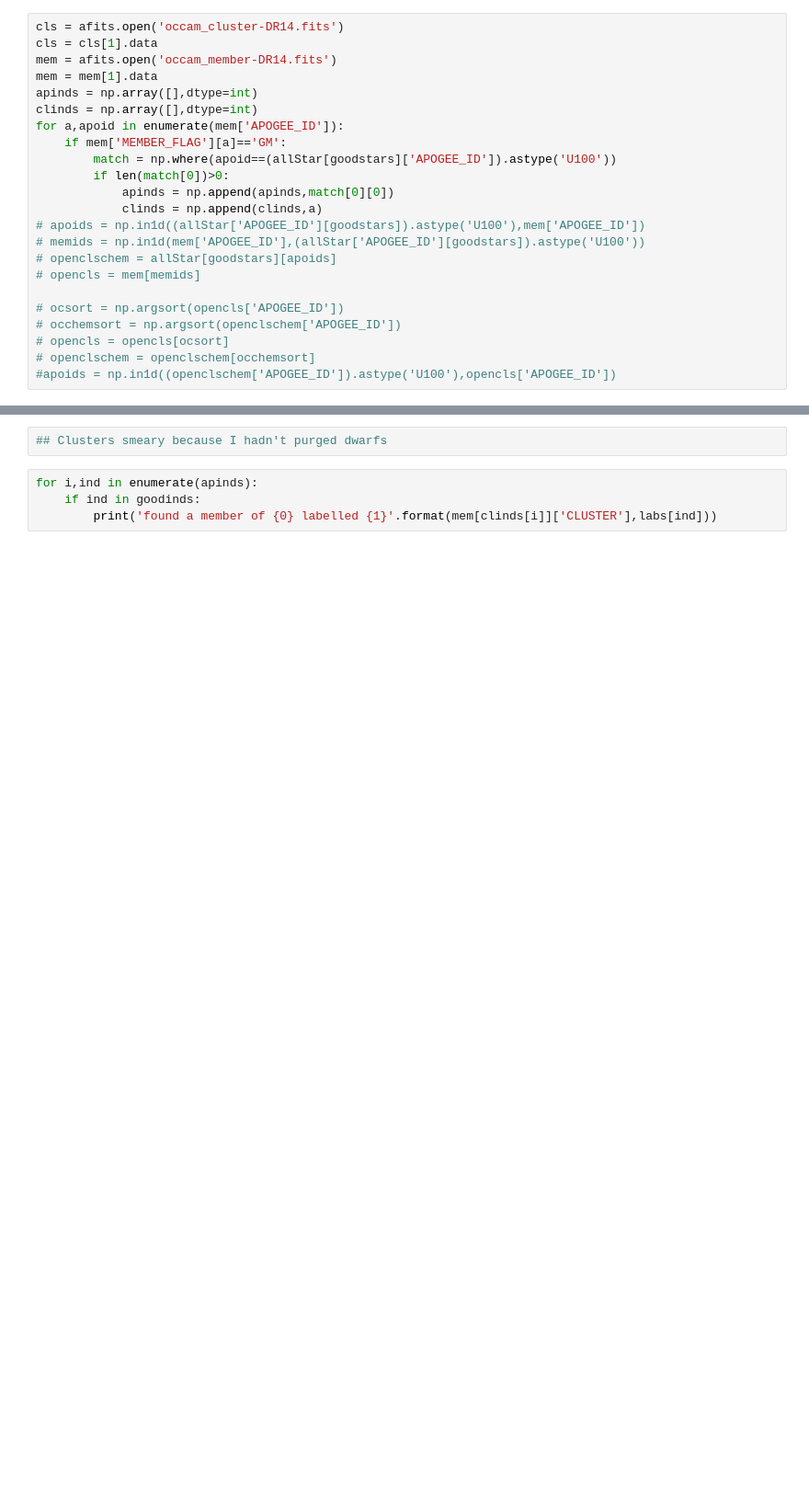
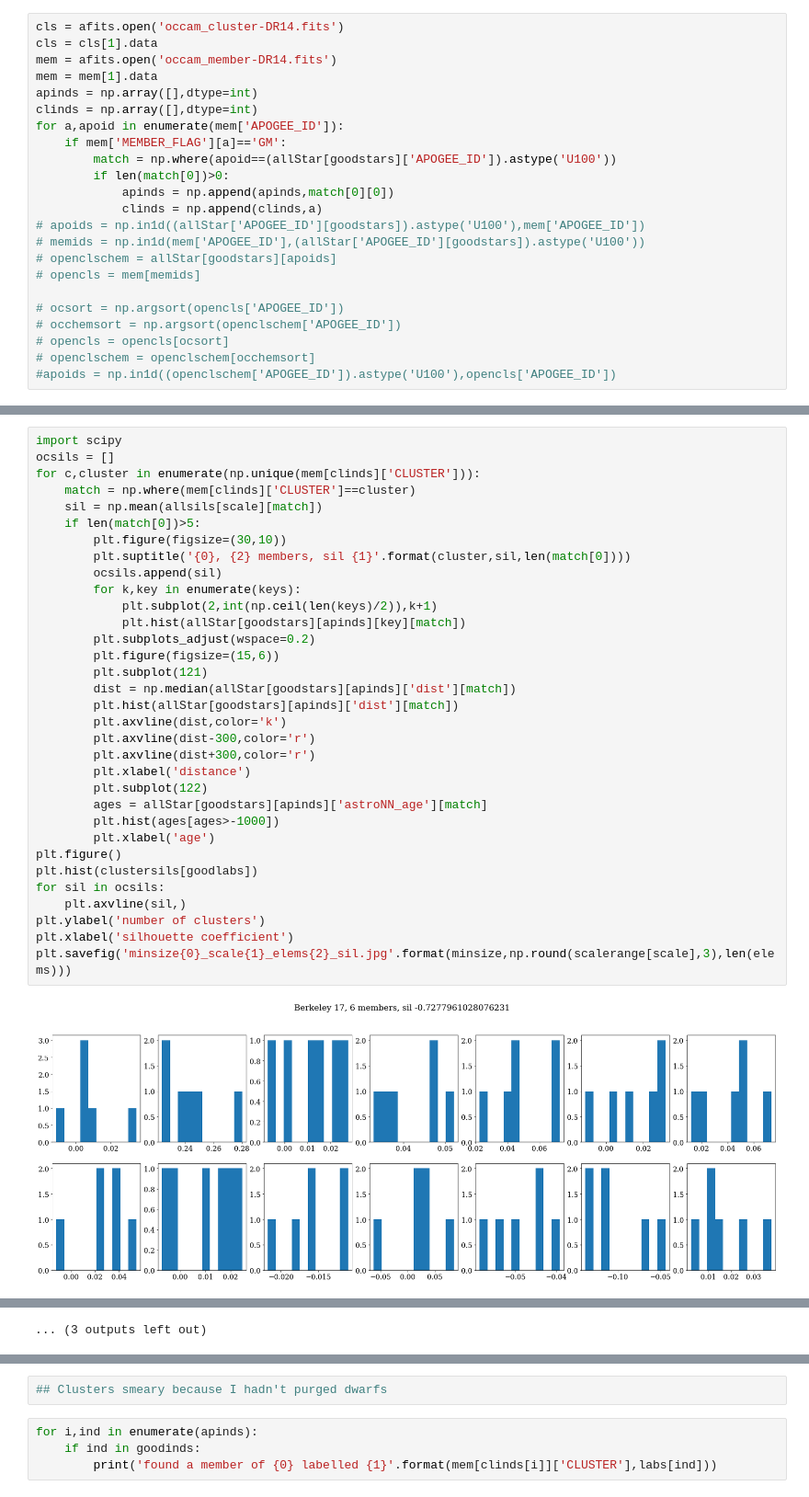
Before and after one commit to npricejones/clustercases, a Jupyter notebook: makeastronnfile.ipynb, the cells around one changed output, grey strips where cells are left out. Shown at 92% size. Drawn from its saved outputs; the diff is of its cells as text; blank space fills up the shorter version.

```diff
--- a/makeastronnfile.ipynb
+++ b/makeastronnfile.ipynb
@@ -428,0 +484,35 @@ plt.colorbar(sca)
+# %%
+import scipy
+ocsils = []
+for c,cluster in enumerate(np.unique(mem[clinds]['CLUSTER'])):
+    match = np.where(mem[clinds]['CLUSTER']==cluster)
+    sil = np.mean(allsils[scale][match])
+    if len(match[0])>5:
+        plt.figure(figsize=(30,10))
+        plt.suptitle('{0}, {2} members, sil {1}'.format(cluster,sil,len(match[0])))
+        ocsils.append(sil)
+        for k,key in enumerate(keys):
+            plt.subplot(2,int(np.ceil(len(keys)/2)),k+1)
+            plt.hist(allStar[goodstars][apinds][key][match])
+        plt.subplots_adjust(wspace=0.2)
+        plt.figure(figsize=(15,6))
+        plt.subplot(121)
+        dist = np.median(allStar[goodstars][apinds]['dist'][match])
+        plt.hist(allStar[goodstars][apinds]['dist'][match])
+        plt.axvline(dist,color='k')
+        plt.axvline(dist-300,color='r')
+        plt.axvline(dist+300,color='r')
+        plt.xlabel('distance')
+        plt.subplot(122)
+        ages = allStar[goodstars][apinds]['astroNN_age'][match]
+        plt.hist(ages[ages>-1000])
+        plt.xlabel('age')
+plt.figure()
+plt.hist(clustersils[goodlabs])
+for sil in ocsils:
+    plt.axvline(sil,)
+plt.ylabel('number of clusters')
+plt.xlabel('silhouette coefficient')
+plt.savefig('minsize{0}_scale{1}_elems{2}_sil.jpg'.format(minsize,np.round(scalerange[scale],3),len(elems)))
+# %% [output]
+[figure, added]
@@ -428,0 +530 @@ plt.colorbar(sca)
+... (3 outputs left out)
```
Also changed, not shown: parts of 27 cells of this notebook, 1 other file.
